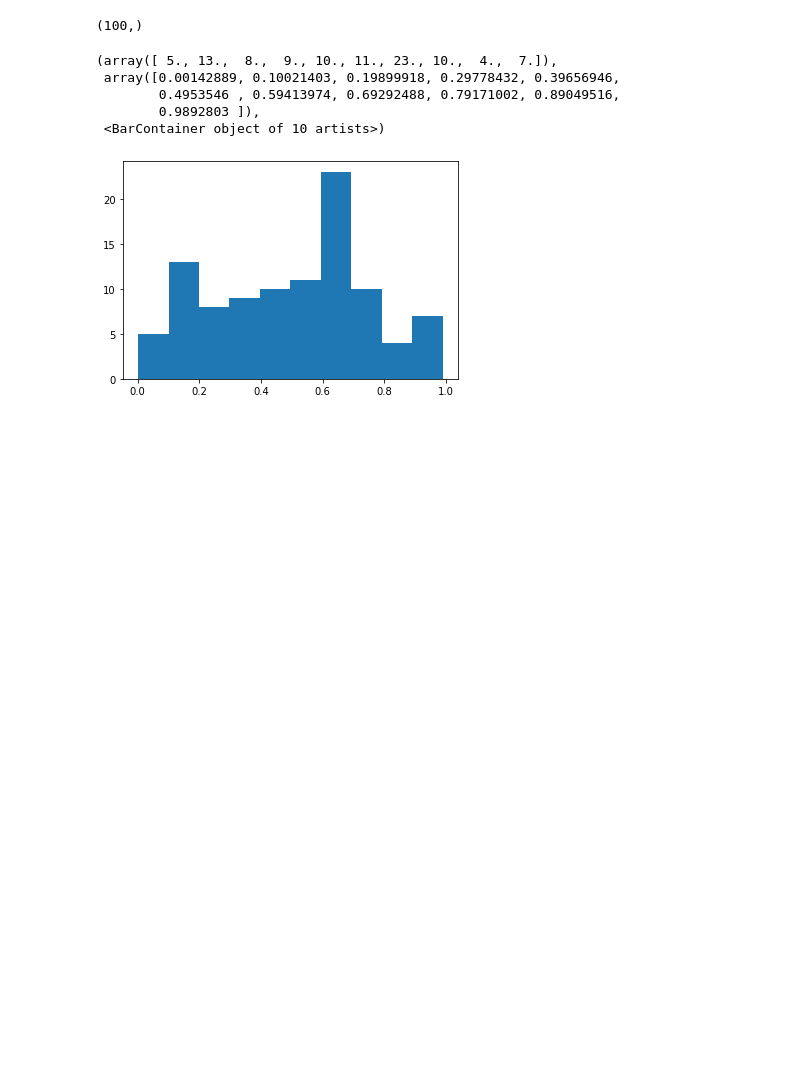
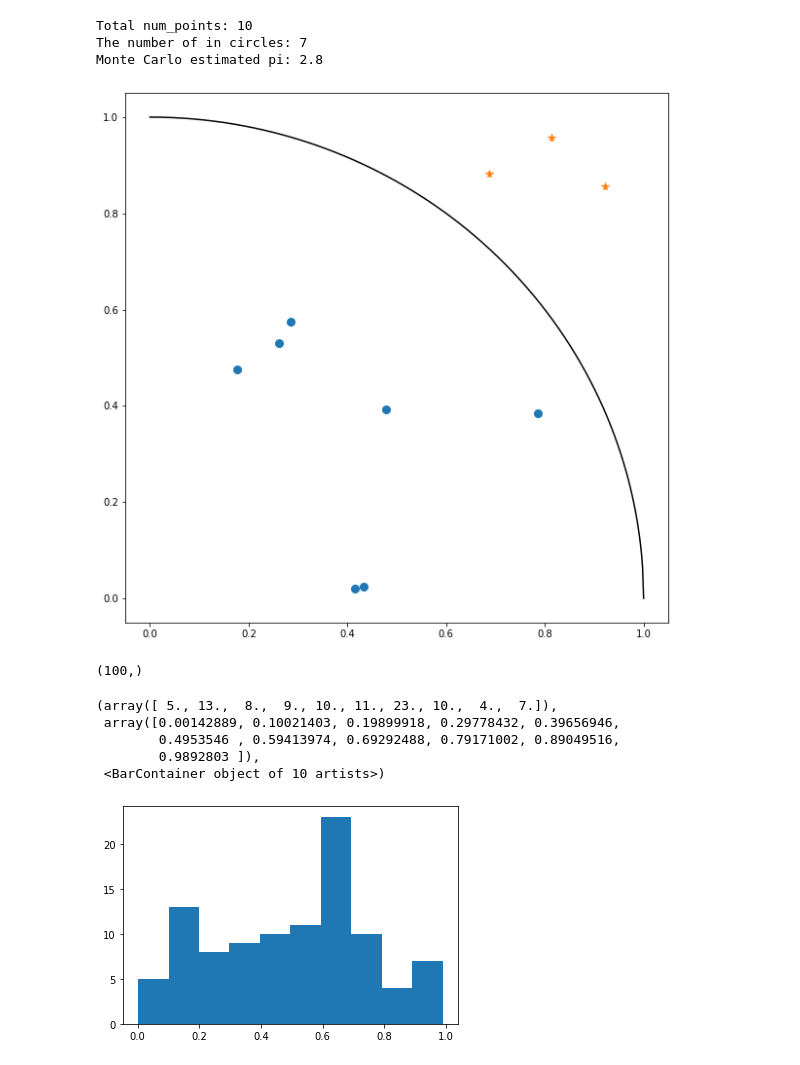
Before and after one commit to bjpublic/Reinforcement_learning, a Jupyter notebook: Chapter04/4장_Resource.ipynb, the cells around one changed output. Saved outputs shown, nothing was run; the diff lists cells and outputs as text; code cells hidden in the pictures; blank space fills up the shorter version.

```diff
--- a/Chapter04/4장_Resource.ipynb
+++ b/Chapter04/4장_Resource.ipynb
@@ -16,3 +17,10 @@ plt.grid()
+# %%
+plot_montecarlo_circle(10,False,False)
+# %% [output]
+Total num_points: 10
+The number of in circles: 7
+Monte Carlo estimated pi: 2.8
+[figure, added]
 # %%
 x_rand = np.random.uniform(0,1,100)
 x_rand.shape
```
Also changed, not shown: parts of 6 cells of this notebook, 5 other files.
